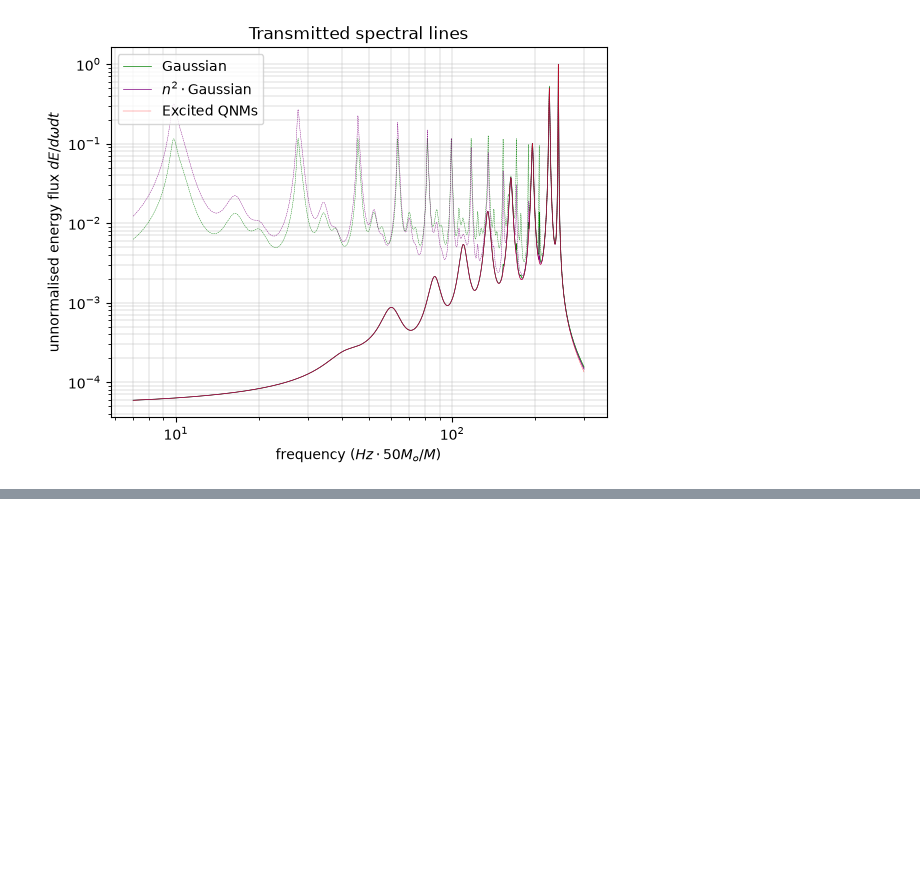
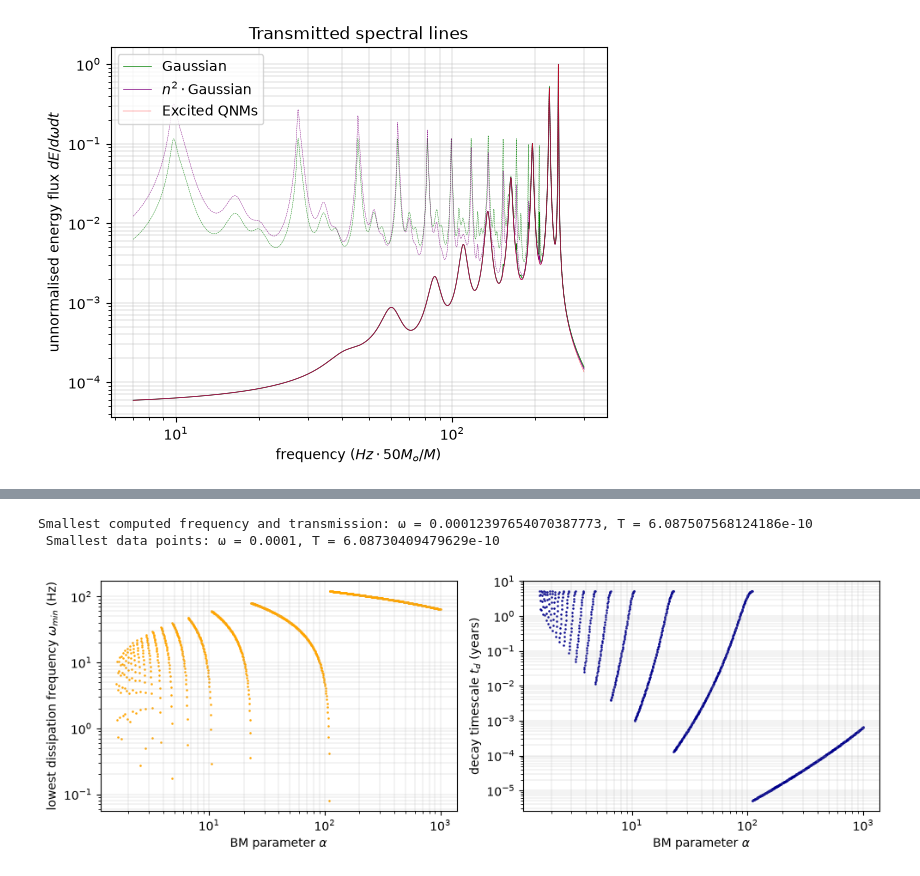
Before and after one commit to KonTopal/Quantum_ringdown, a Jupyter notebook: full_spectrum.ipynb, the cells around one changed output, grey strips where cells are left out. Cells and saved outputs as stored; diff of their text form; code cells hidden in the pictures; blank space fills up the shorter version.

```diff
--- a/full_spectrum.ipynb
+++ b/full_spectrum.ipynb
@@ -248 +260,40 @@ np.float64(1.2549010614861321e-08)
+# %%
+alpha_vals = np.logspace(0.2,3,1000)
+wBM_vals = 3e8*np.log(alpha_vals)/(8*(np.pi**2)*Rs)
+w0 = grav_freq[0]
+n_transits = np.linspace(1,20,20)
+t_round = 0.1 * 3.17e-8             # approx round-trip time for 50 solar masses in years
+
+masks = [w0 - n_transits*wbm > 0 for wbm in wBM_vals]
+max_transit_freqs = np.array( [ (w0 - n_transits*wBM_vals[i])[masks[i]][-1] for i in range(len(wBM_vals)) ] )
+
+max_transit_transms = transmission_interp( max_transit_freqs, freq_range=freqs, T_factors=Ts )
+dissipation_timescales = t_round / max_transit_transms
+
+fig, (ax1, ax2) = plt.subplots(1,2, figsize = (10,3.5))
+ax1.scatter( alpha_vals , max_transit_freqs , s=0.7 , c = 'orange' )
+ax1.set_yscale("log")
+ax1.set_xscale("log")
+ax1.set_xlabel(r"BM parameter $\alpha$")
+ax1.set_ylabel(r"lowest dissipation frequency $\omega_{min}$ (Hz)")
+ax1.grid(linewidth = 0.2, which="both")
+
+ax2.scatter( alpha_vals , dissipation_timescales , s=0.7 , c = 'darkblue' )
+ax2.set_yscale("log")
+ax2.set_xscale("log")
+ax2.set_xlabel(r"BM parameter $\alpha$")
+ax2.set_ylabel(r"decay timescale $t_d$ (years)")
+ax2.grid(linewidth = 0.2, which="both")
+#ax2.fill_between([1e-5,1e4], np.zeros_like([1e-5,1e4])+4, np.zeros_like([1e-5,1e4])+15, color = 'magenta', alpha = 0.3)
+#ax2.set_ylim([3e-6, 11])
+#ax2.set_xlim([0.8*alpha_vals[0],1.2*alpha_vals[-1]])
+
+print(rf'Smallest computed frequency and transmission: ω = {min(max_transit_freqs)/dimless_to_Hz}, T = {transmission_interp( min(max_transit_freqs), freq_range=freqs, T_factors=Ts)}','\n', rf'Smallest data points: ω = {freqs[0]}, Τ = {Ts[0]}')
+
+fig.tight_layout()
+plt.savefig("images/timescales.png", dpi=200, bbox_inches='tight')
+# %% [output]
+Smallest computed frequency and transmission: ω = 0.00012397654070387773, T = 6.087507568124186e-10
+ Smallest data points: ω = 0.0001, Τ = 6.08730409479629e-10
+[figure, added]
 # %% [markdown]
```
Also changed, not shown: parts of 10 cells of this notebook, 7 other files.
